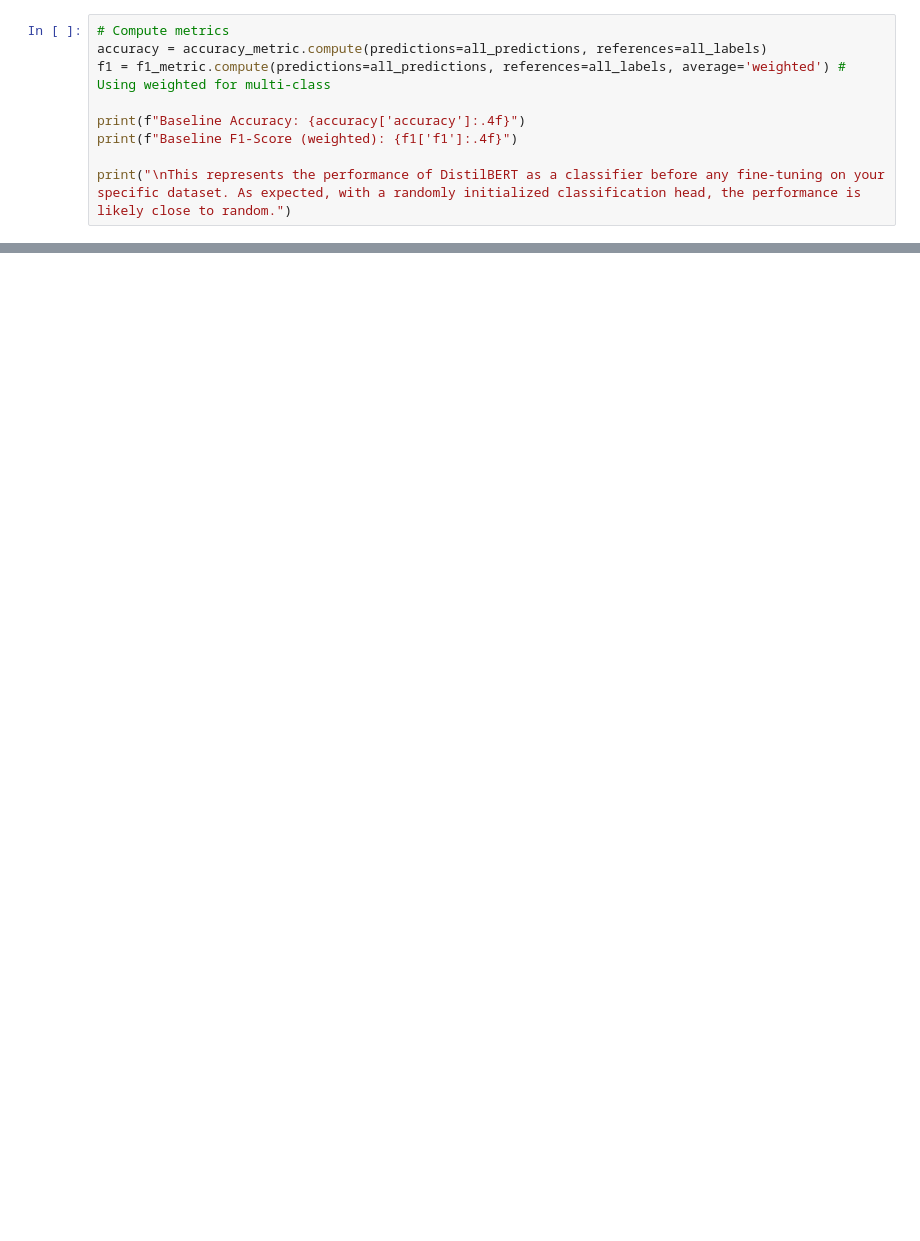
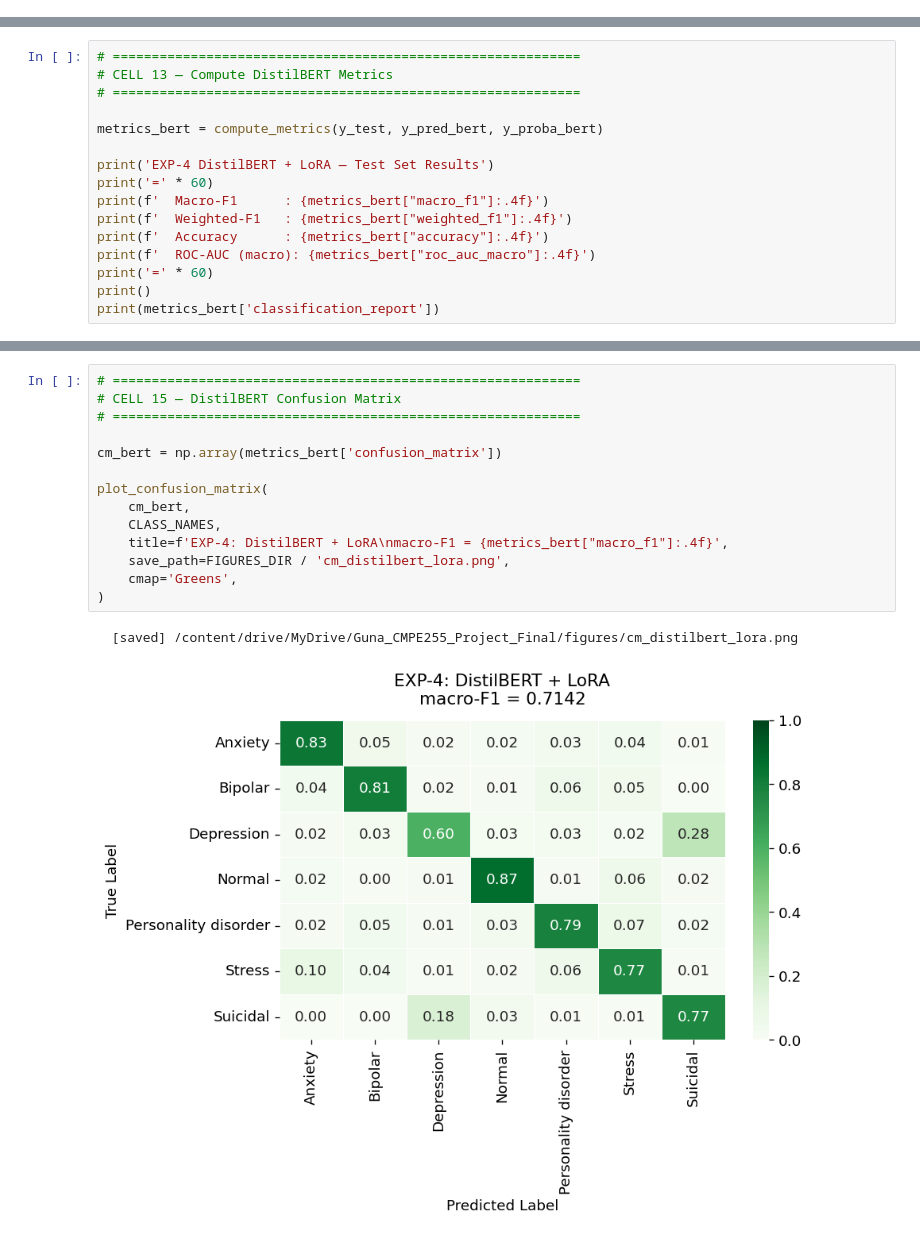
Before and after one commit to rgunanidhi/CMPE255-mental-health-nlp-classification, a Jupyter notebook: notebooks/08_Model_Evaluation_Comparison_Colab.ipynb, the cells around one changed output, grey strips where cells are left out. Cells and saved outputs as stored; diff of their text form; blank space fills up the shorter version.

```diff
--- a/notebooks/08_Model_Evaluation_Comparison_Colab.ipynb
+++ b/notebooks/08_Model_Evaluation_Comparison_Colab.ipynb
@@ -108,9 +0,0 @@ print("Baseline evaluation complete.")
-# %%
-# Compute metrics
-accuracy = accuracy_metric.compute(predictions=all_predictions, references=all_labels)
-f1 = f1_metric.compute(predictions=all_predictions, references=all_labels, average='weighted') # Using weighted for multi-class
-
-print(f"Baseline Accuracy: {accuracy['accuracy']:.4f}")
-print(f"Baseline F1-Score (weighted): {f1['f1']:.4f}")
-
-print("\nThis represents the performance of DistilBERT as a classifier before any fine-tuning on your specific dataset. As expected, with a randomly initialized classification head, the performance is likely close to random.")
@@ -238,0 +678,16 @@ print(f"Percentage Improvement in F1-Score: {f1_improvement:.2f}%")
+# %%
+# ============================================================
+# CELL 13 — Compute DistilBERT Metrics
+# ============================================================
+
+metrics_bert = compute_metrics(y_test, y_pred_bert, y_proba_bert)
+
+print('EXP-4 DistilBERT + LoRA — Test Set Results')
+print('=' * 60)
+print(f'  Macro-F1      : {metrics_bert["macro_f1"]:.4f}')
+print(f'  Weighted-F1   : {metrics_bert["weighted_f1"]:.4f}')
+print(f'  Accuracy      : {metrics_bert["accuracy"]:.4f}')
+print(f'  ROC-AUC (macro): {metrics_bert["roc_auc_macro"]:.4f}')
+print('=' * 60)
+print()
+print(metrics_bert['classification_report'])
@@ -238,0 +732,17 @@ print(f"Percentage Improvement in F1-Score: {f1_improvement:.2f}%")
+# %%
+# ============================================================
+# CELL 15 — DistilBERT Confusion Matrix
+# ============================================================
+
+cm_bert = np.array(metrics_bert['confusion_matrix'])
+
+plot_confusion_matrix(
+    cm_bert,
+    CLASS_NAMES,
+    title=f'EXP-4: DistilBERT + LoRA\nmacro-F1 = {metrics_bert["macro_f1"]:.4f}',
+    save_path=FIGURES_DIR / 'cm_distilbert_lora.png',
+    cmap='Greens',
+)
+# %% [output]
+  [saved] /content/drive/MyDrive/Guna_CMPE255_Project_Final/figures/cm_distilbert_lora.png
+[figure, added]
```
Also changed, not shown: parts of 62 cells of this notebook, 2 other files.
